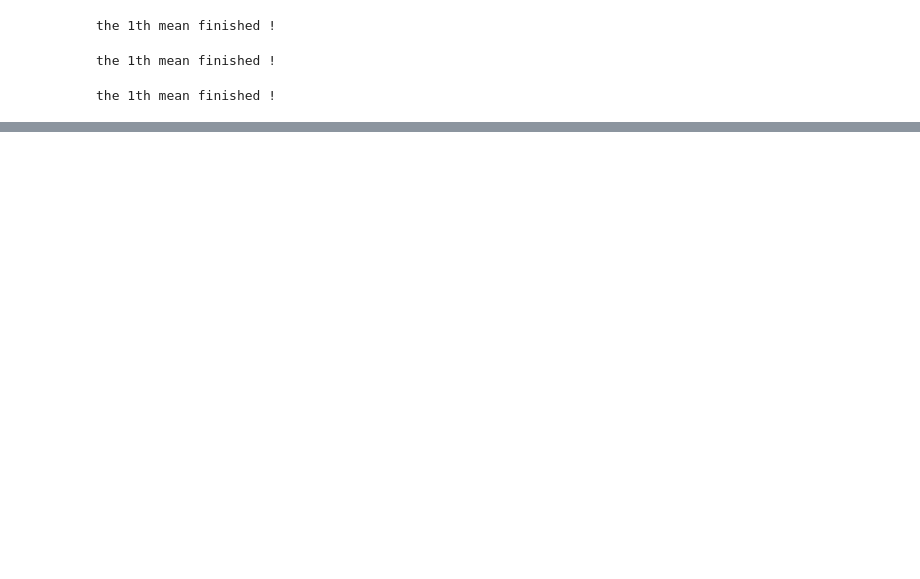
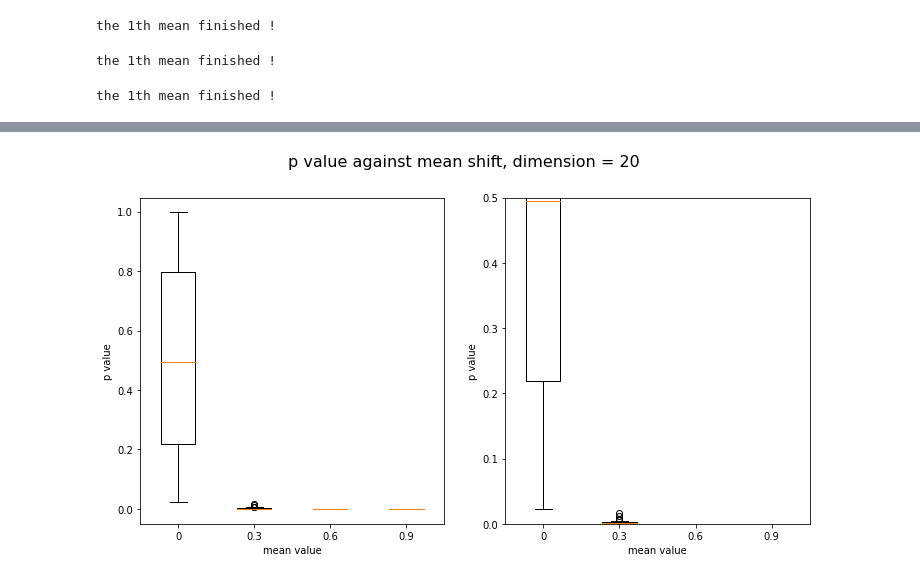
Before and after one commit to RuiziWu/M4Rproject, a Jupyter notebook: KSDsamplesize_061122.ipynb, the cells around one changed output, grey strips where cells are left out. Saved outputs shown, nothing was run; the diff lists cells and outputs as text; code cells hidden in the pictures; blank space fills up the shorter version.

```diff
--- a/KSDsamplesize_061122.ipynb
+++ b/KSDsamplesize_061122.ipynb
@@ -216,22 +227,24 @@ p_meanshift_20D = pValue_meanshift(1000, 20, 1, meanvalue=meanarray, iter = 100)
 # %%
 fig = plt.figure(figsize =(12, 6))
 fig.suptitle("p value against mean shift, dimension = 20", fontsize = 16)
 
 ax = fig.add_subplot(121)
 ax.boxplot(p_meanshift_20D.T)
 ax.set_xticklabels([0, 0.3, 0.6, 0.9])
 ax.set_xlabel("mean value")
 ax.set_ylabel("p value")
 
 ax1 = fig.add_subplot(122)
 ax1.boxplot(p_meanshift_20D.T)
-ax1.set_xticklabels([0, 0.2, 0.4, 0.6, 0.8, 1])
+ax1.set_xticklabels([0, 0.3, 0.6, 0.9])
 ax1.set_xlabel("mean value")
 ax1.set_ylabel("p value")
 ax1.set_ylim(0, 0.5)
 
 # show plot
 plt.show()
+# %% [output]
+[figure, added]
 # %%
 mean_shift_1 = np.array([0.02])
 
```
Also changed, not shown: parts of 22 cells of this notebook.
